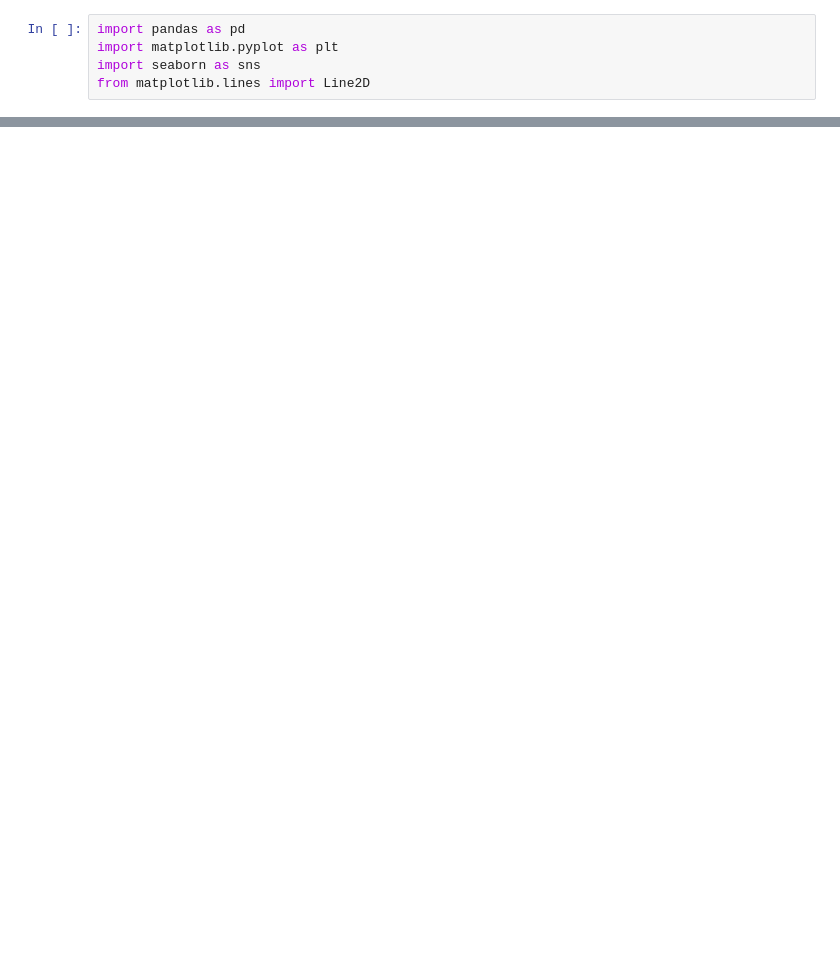
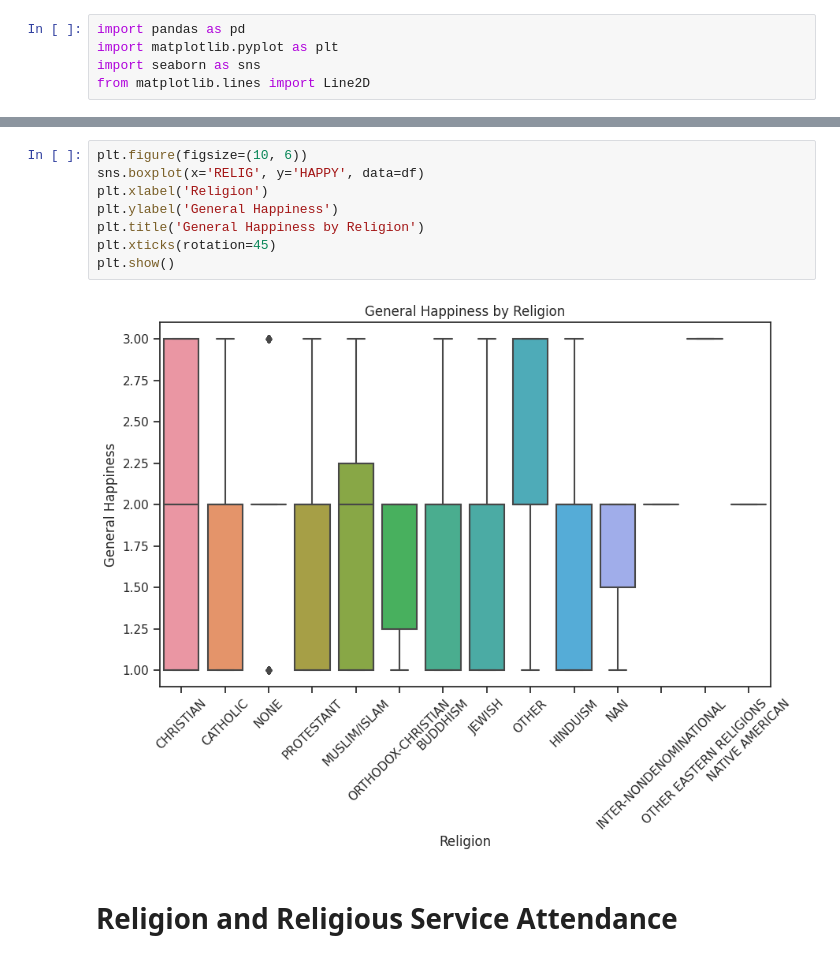
Before and after one commit to DS3001/group14, a Jupyter notebook: Colette_Visualization.ipynb, the cells around one changed output, grey strips where cells are left out. Cells and saved outputs as stored; diff of their text form; blank space fills up the shorter version.

```diff
--- a/Colette_Visualization.ipynb
+++ b/Colette_Visualization.ipynb
@@ -18,0 +66,12 @@ df.head()
+# %%
+plt.figure(figsize=(10, 6))
+sns.boxplot(x='RELIG', y='HAPPY', data=df)
+plt.xlabel('Religion')
+plt.ylabel('General Happiness')
+plt.title('General Happiness by Religion')
+plt.xticks(rotation=45)
+plt.show()
+# %% [output]
+[figure, added]
+# %% [markdown]
+# Religion and Religious Service Attendance
```
Also changed, not shown: parts of 15 cells of this notebook.
